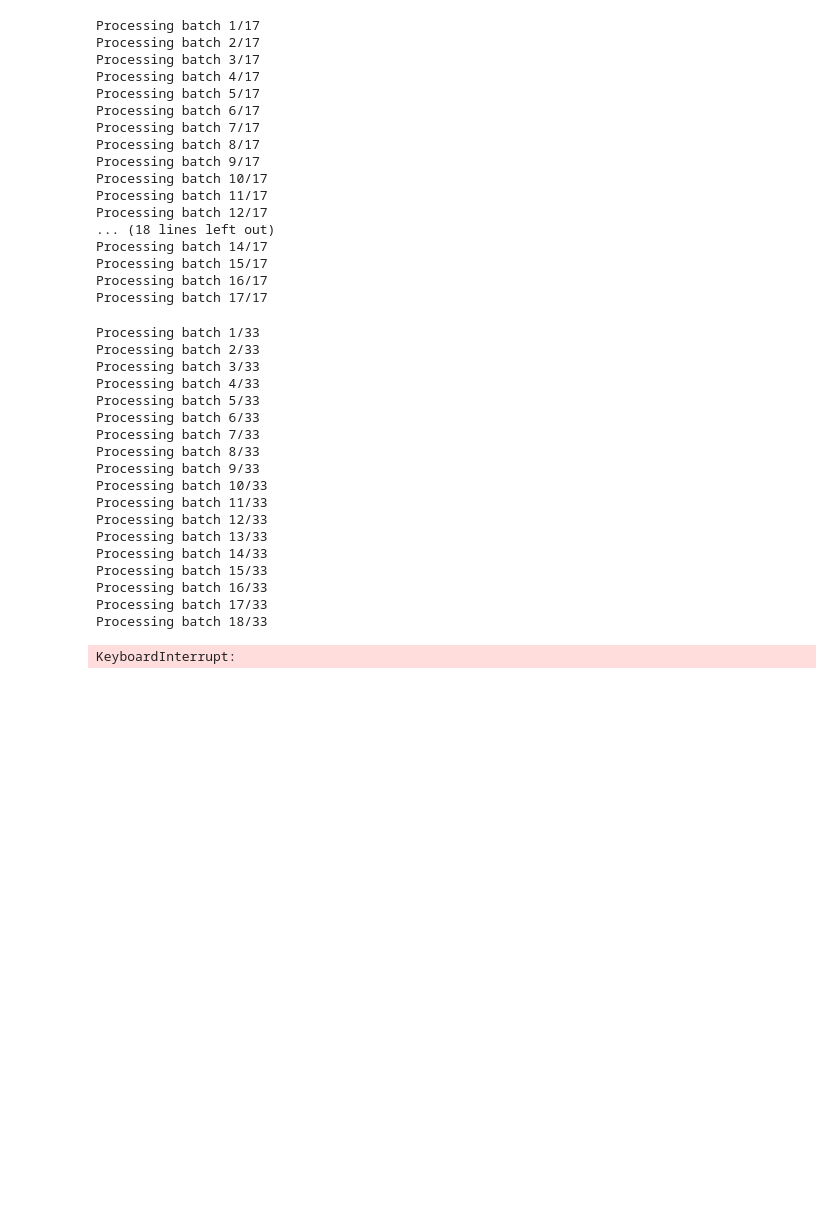
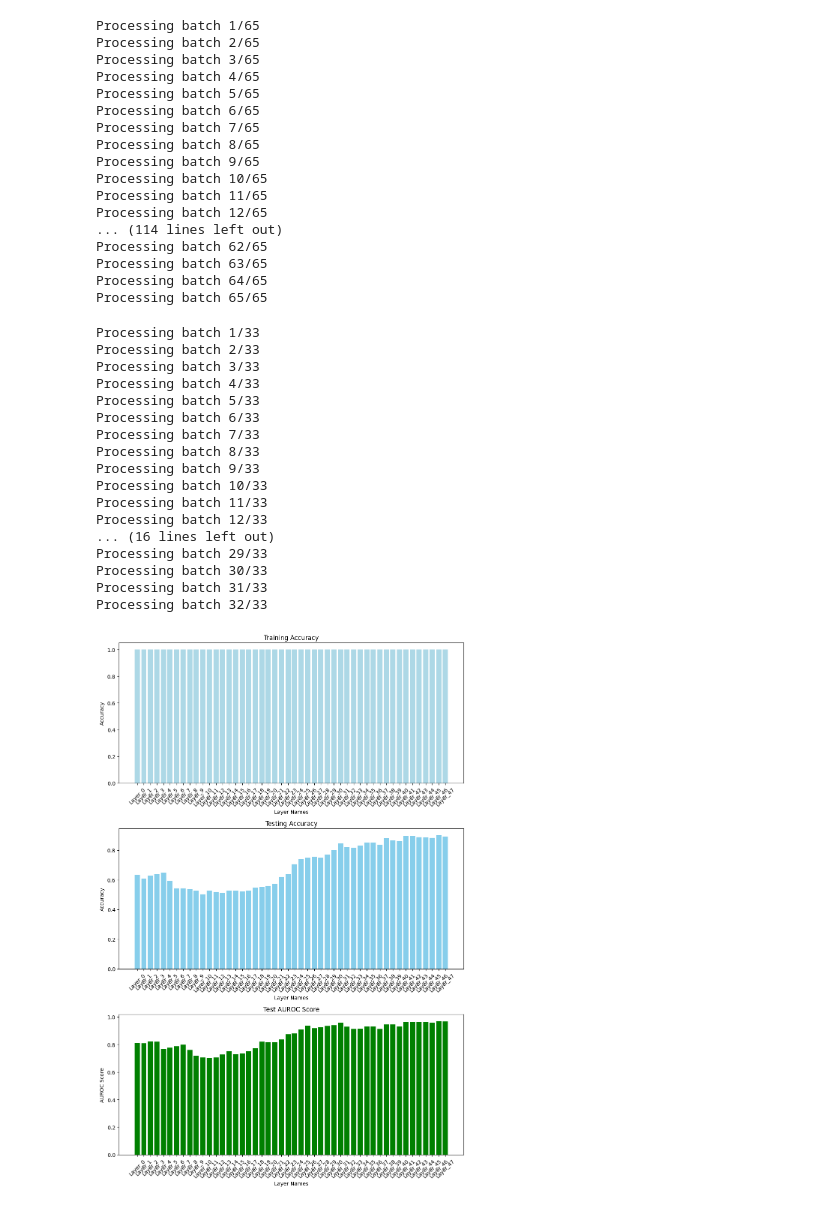
Before and after one commit to barbonara/anomalous-concept-detection, a Jupyter notebook: test.ipynb, the cells around one changed output. Cells and saved outputs as stored; diff of their text form; code cells hidden in the pictures; blank space fills up the shorter version.

```diff
--- a/test.ipynb
+++ b/test.ipynb
@@ -15,11 +18,11 @@ import utils
 # %%
 # Global variable model:
 
-model_name = 'openai-community/gpt2-xl' #"openai-community/gpt2-xl" #"meta-llama/Llama-2-7b-hf" #openai-community/gpt2-xl 'microsoft/Phi-3-mini-4k-instruct
+model_name = 'microsoft/Phi-3-mini-4k-instruct' #"openai-community/gpt2-xl" #"meta-llama/Llama-2-7b-hf" #openai-community/gpt2-xl 'microsoft/Phi-3-mini-4k-instruct
 dataset_path = 'datasets/ilikecats_20000.csv' #'datasets/(non)animal_2000_gpt-4-turbo.csv'
 
 # # Load model and dataset
 # model = utils.LinearFeatureWrapper(model_name, data
-model_hf = AutoModelForCausalLM.from_pretrained(model_name, torch_dtype = 'auto',  trust_remote_code=True)
+model_hf = AutoModelForCausalLM.from_pretrained(model_name, torch_dtype = torch.float16,  trust_remote_code=True)
 tokenizer_hf = AutoTokenizer.from_pretrained(model_name)
-layers = model_hf.transformer.h # Depends on model! Typically model.model.layers. For gpt2: model.transformer.h
+layers = model_hf.model.layers # Depends on model! Typically model.model.layers. For gpt2: model.transformer.h
@@ -31,51 +37,50 @@ dataset.load_data(dataset_path, 'Animal', 'Non-Animal')
 pos_dataset, neg_dataset = dataset.get_pos_neg_dataset(dataset_size)
 # %%
 model = utils.LinearFeatureWrapper(model_hf, tokenizer_hf, layers, pos_dataset, neg_dataset)
-model.batch_size = 32
+model.batch_size = 16
 model.get_pos_neg_activations(dataset_size = -1)
 # %% [output]
-Processing batch 1/17
-Processing batch 2/17
-Processing batch 3/17
-Processing batch 4/17
-Processing batch 5/17
-Processing batch 6/17
-Processing batch 7/17
-Processing batch 8/17
-Processing batch 9/17
-Processing batch 10/17
-Processing batch 11/17
-Processing batch 12/17
-... (18 lines left out)
-Processing batch 14/17
-Processing batch 15/17
-Processing batch 16/17
-Processing batch 17/17
+Processing batch 1/65
+Processing batch 2/65
+Processing batch 3/65
+Processing batch 4/65
+Processing batch 5/65
+Processing batch 6/65
+Processing batch 7/65
+Processing batch 8/65
+Processing batch 9/65
+Processing batch 10/65
+Processing batch 11/65
+Processing batch 12/65
+... (114 lines left out)
+Processing batch 62/65
+Processing batch 63/65
+Processing batch 64/65
+Processing batch 65/65
 # %%
 test_dataset = utils.Dataset()
 test_dataset.load_data('datasets/(non)animal_2000_gpt-4-turbo.csv', 'Animal', 'Non-Animal')
 test_dataset_size = dataset_size
-test_dataset_size = 1024
+test_dataset_size = 256
 
 test_dataset_1, labels = test_dataset.combine_dataset_get_labels(test_dataset_size)
-model.train_and_evaluate_probes(test_dataset_1, labels)
+_ = model.train_and_evaluate_probes(test_dataset_1, labels)
 # %% [output]
 Processing batch 1/33
 Processing batch 2/33
 Processing batch 3/33
 Processing batch 4/33
 Processing batch 5/33
 Processing batch 6/33
 Processing batch 7/33
 Processing batch 8/33
 Processing batch 9/33
 Processing batch 10/33
 Processing batch 11/33
 Processing batch 12/33
-Processing batch 13/33
-Processing batch 14/33
-Processing batch 15/33
-Processing batch 16/33
-Processing batch 17/33
-Processing batch 18/33
+... (16 lines left out)
+Processing batch 29/33
+Processing batch 30/33
+Processing batch 31/33
+Processing batch 32/33
-KeyboardInterrupt:
+[figure, added]
```
Also changed, not shown: parts of 2 cells of this notebook, 1 other file.
